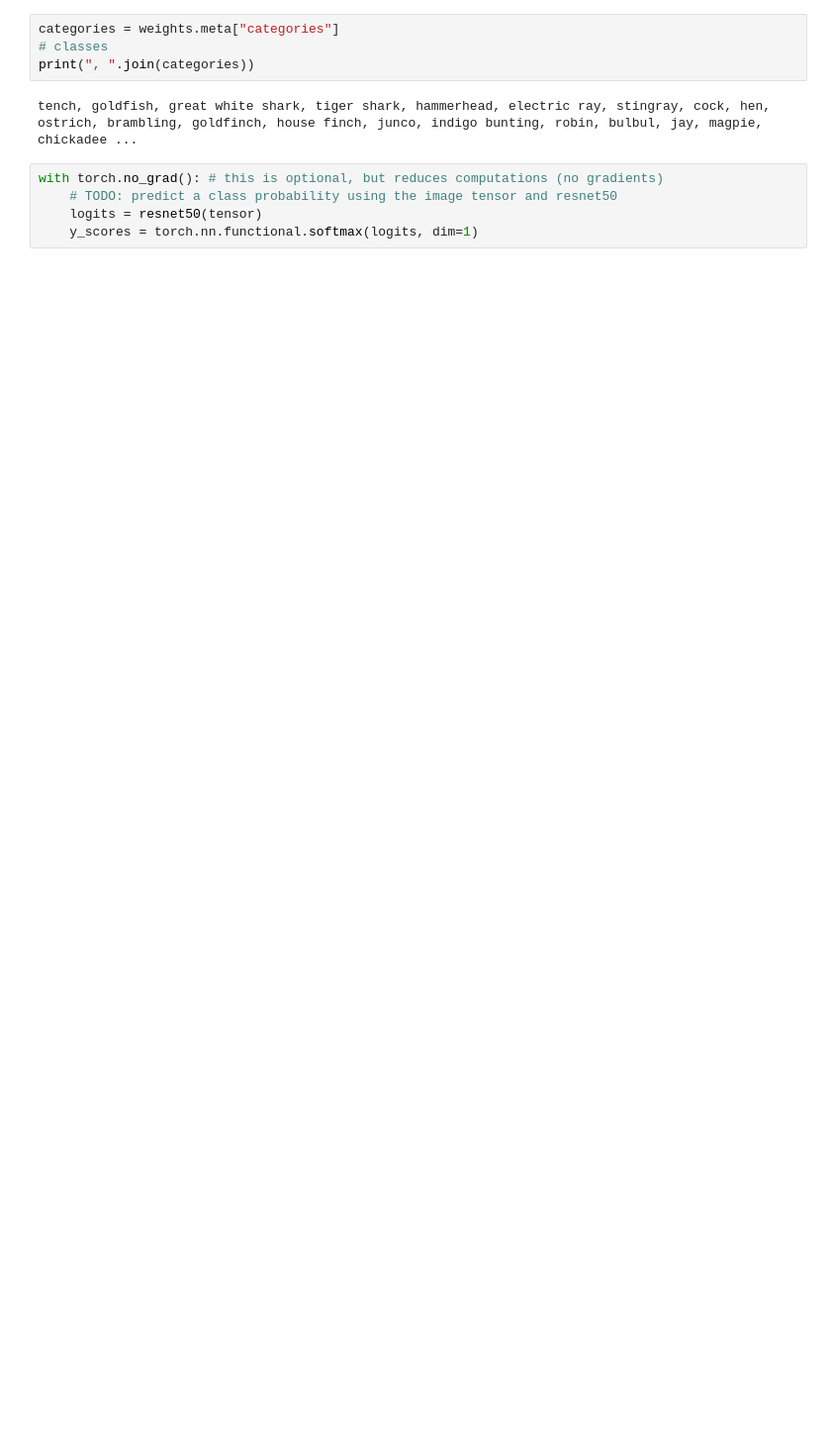
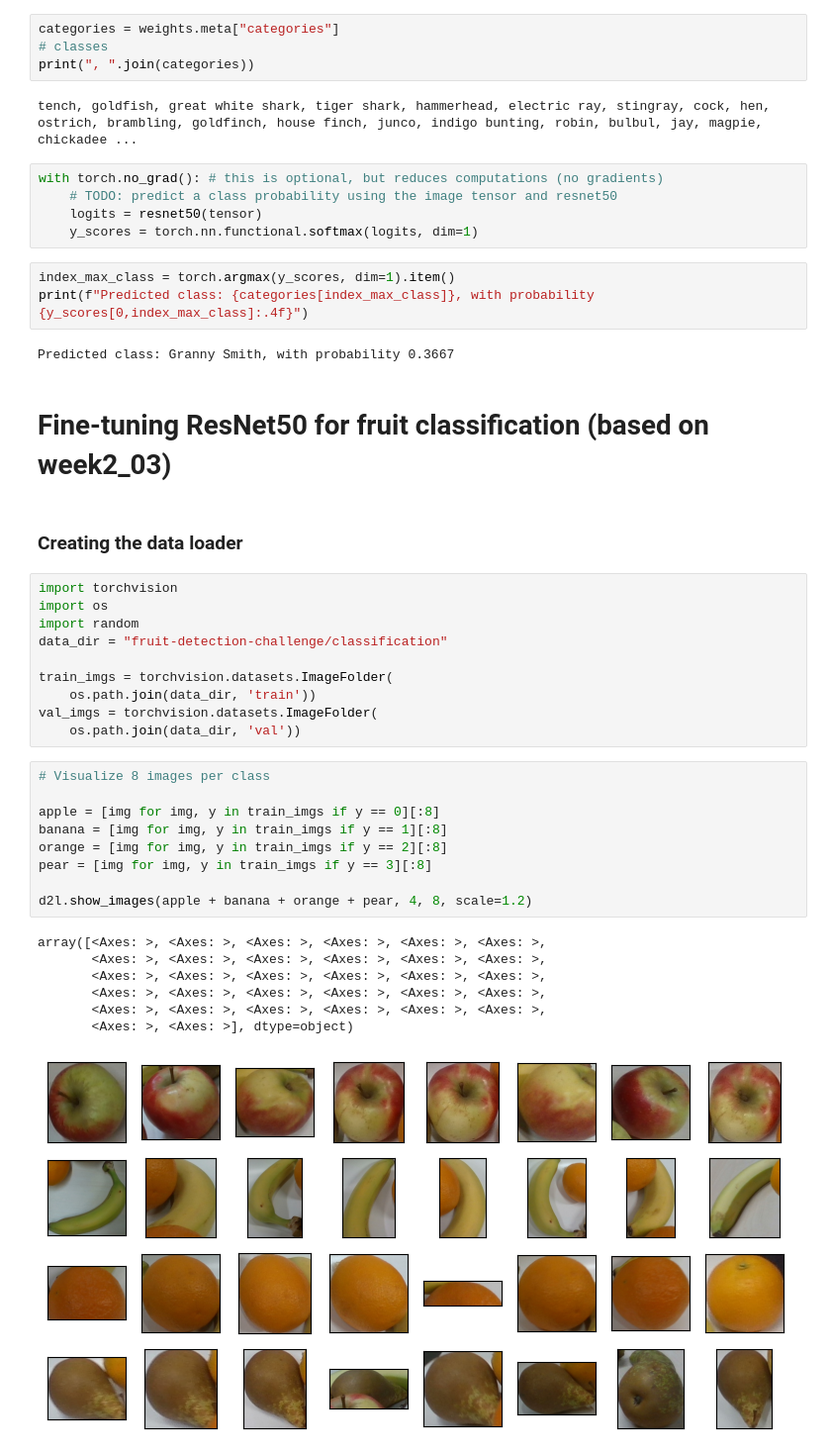
Before and after one commit to DylanHughes02/fruit-detection-project, a Jupyter notebook: two_step/ResNet50Class.ipynb, the cells around one changed output. Shown at 99% size. Drawn from its saved outputs; the diff is of its cells as text; blank space fills up the shorter version.

Commit message:
fine of ResNet50 for classification

```diff
--- a/two_step/ResNet50Class.ipynb
+++ b/two_step/ResNet50Class.ipynb
@@ -87,3 +124,39 @@ with torch.no_grad(): # this is optional, but reduces computations (no gradients
     # TODO: predict a class probability using the image tensor and resnet50
     logits = resnet50(tensor)
     y_scores = torch.nn.functional.softmax(logits, dim=1)
+# %%
+index_max_class = torch.argmax(y_scores, dim=1).item()
+print(f"Predicted class: {categories[index_max_class]}, with probability {y_scores[0,index_max_class]:.4f}")
+# %% [output]
+Predicted class: Granny Smith, with probability 0.3667
+# %% [markdown]
+# Fine-tuning ResNet50 for fruit classification (based on week2_03)
+# %% [markdown]
+### Creating the data loader
+# %%
+import torchvision
+import os
+import random
+data_dir = "fruit-detection-challenge/classification"
+
+train_imgs = torchvision.datasets.ImageFolder(
+    os.path.join(data_dir, 'train'))
+val_imgs = torchvision.datasets.ImageFolder(
+    os.path.join(data_dir, 'val'))
+# %%
+# Visualize 8 images per class
+
+apple = [img for img, y in train_imgs if y == 0][:8]
+banana = [img for img, y in train_imgs if y == 1][:8]
+orange = [img for img, y in train_imgs if y == 2][:8]
+pear = [img for img, y in train_imgs if y == 3][:8]
+
+d2l.show_images(apple + banana + orange + pear, 4, 8, scale=1.2)
+# %% [output]
+array([<Axes: >, <Axes: >, <Axes: >, <Axes: >, <Axes: >, <Axes: >,
+       <Axes: >, <Axes: >, <Axes: >, <Axes: >, <Axes: >, <Axes: >,
+       <Axes: >, <Axes: >, <Axes: >, <Axes: >, <Axes: >, <Axes: >,
+       <Axes: >, <Axes: >, <Axes: >, <Axes: >, <Axes: >, <Axes: >,
+       <Axes: >, <Axes: >, <Axes: >, <Axes: >, <Axes: >, <Axes: >,
+       <Axes: >, <Axes: >], dtype=object)
+[figure, added]
```
Also changed, not shown: parts of 13 cells of this notebook.
